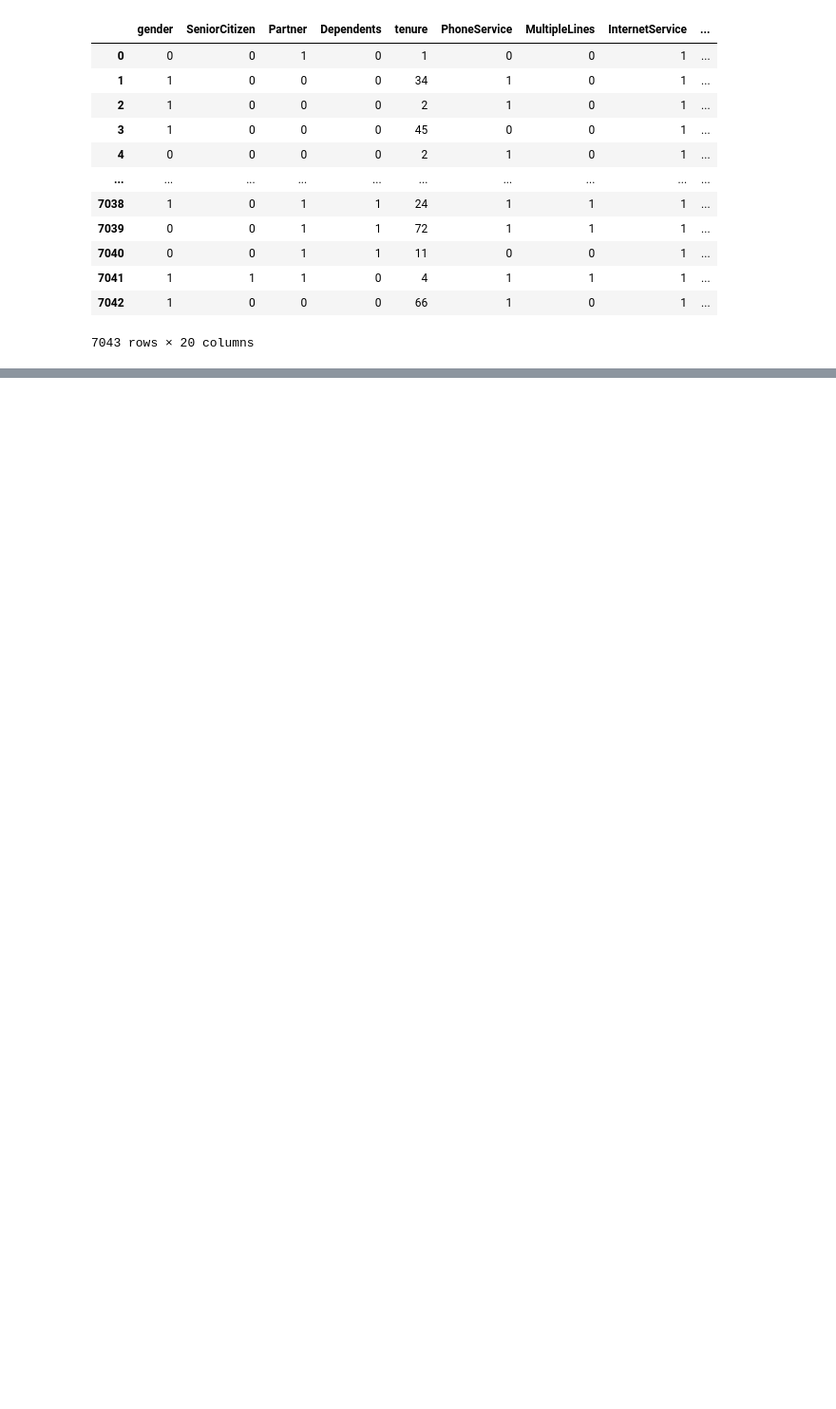
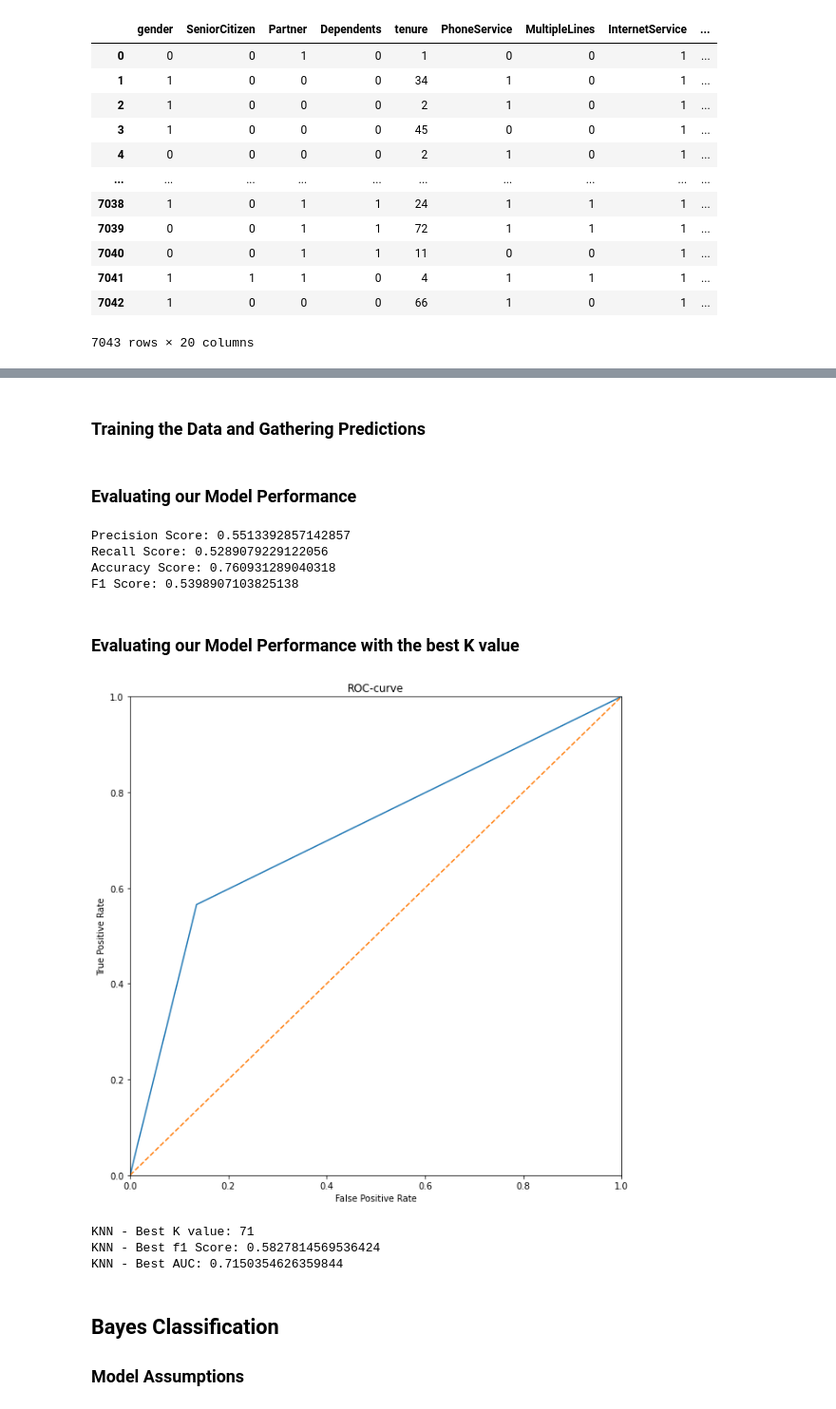
Before and after one commit to sanjitva/Amazon-Reviews-Analysis, a Jupyter notebook: full_code.ipynb, the cells around one changed output, grey strips where cells are left out. Shown at 95% size. Cells and saved outputs as stored; diff of their text form; code cells hidden in the pictures; blank space fills up the shorter version.

Commit message:
knn results

```diff
--- a/full_code.ipynb
+++ b/full_code.ipynb
@@ -857,0 +957,2 @@ df
+# %% [markdown]
+### Training the Data and Gathering Predictions
@@ -857,0 +967,2 @@ df
+# %% [markdown]
+### Evaluating our Model Performance
@@ -857,0 +975,59 @@ df
+# %%
+print_metrics(y_test, test_preds)
+# %% [output]
+Precision Score: 0.5513392857142857
+Recall Score: 0.5289079229122056
+Accuracy Score: 0.760931289040318
+F1 Score: 0.5398907103825138
+# %% [markdown]
+### Evaluating our Model Performance with the best K value
+# %%
+#Finding the best K-value
+
+def best_knn_prediction(X_train, y_train, X_test, y_test, min_k=1, max_k=25):
+    best_k = 0
+    best_score = 0.0
+    best_preds = 0
+    for k in range(min_k, max_k+1, 2):
+        knn = KNeighborsClassifier(n_neighbors=k)
+        knn.fit(X_train, y_train)
+        preds = knn.predict(X_test)
+        f1 = f1_score(y_test, preds)
+        if f1 > best_score:
+            best_k = k
+            best_score = f1
+            best_preds = preds
+
+    return best_preds, best_k, best_score
+# %%
+best_knn_results = best_knn_prediction(X_train_scaled,
+                                      y_train,
+                                      X_test_scaled,
+                                      y_test,
+                                      min_k=1,
+                                      max_k=100)
+# %%
+fpr, tpr, thresholds = roc_curve(y_test, best_knn_results[0])
+plt.figure(figsize=(10, 10))
+plt.plot(fpr, tpr, linestyle='-')
+plt.plot([0, 1], [0, 1], linestyle='--')
+plt.xlim([0.0, 1.0])
+plt.ylim([0.0, 1.0])
+plt.xlabel('False Positive Rate')
+plt.ylabel('True Positive Rate')
+plt.title('ROC-curve')
+
+plt.show()
+
+print(f'KNN - Best K value: {best_knn_results[1]}')
+print(f'KNN - Best f1 Score: {best_knn_results[2]}')
+print("KNN - Best AUC:", roc_auc_score(y_test, best_knn_results[0]))
+# %% [output]
+[figure, added]
+KNN - Best K value: 71
+KNN - Best f1 Score: 0.5827814569536424
+KNN - Best AUC: 0.7150354626359844
+# %% [markdown]
+## Bayes Classification
+
+### Model Assumptions
```
Also changed, not shown: parts of 23 cells of this notebook.
